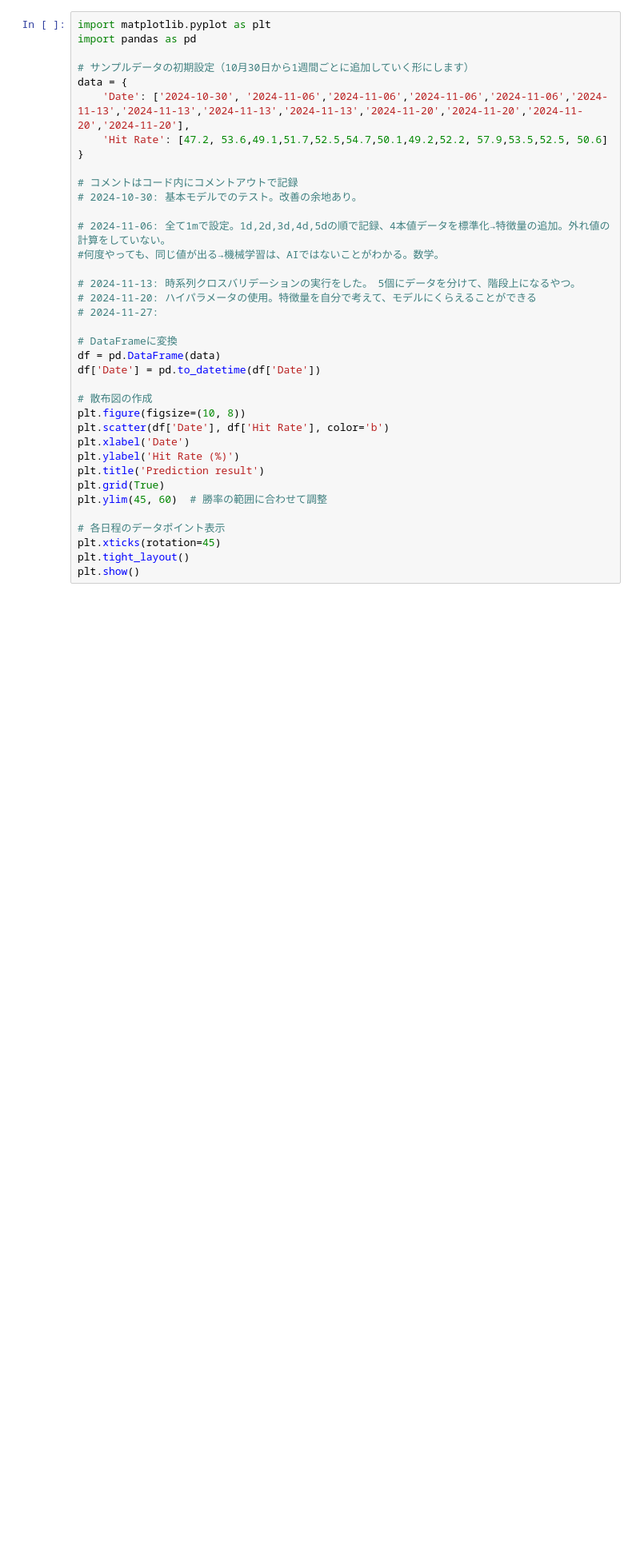
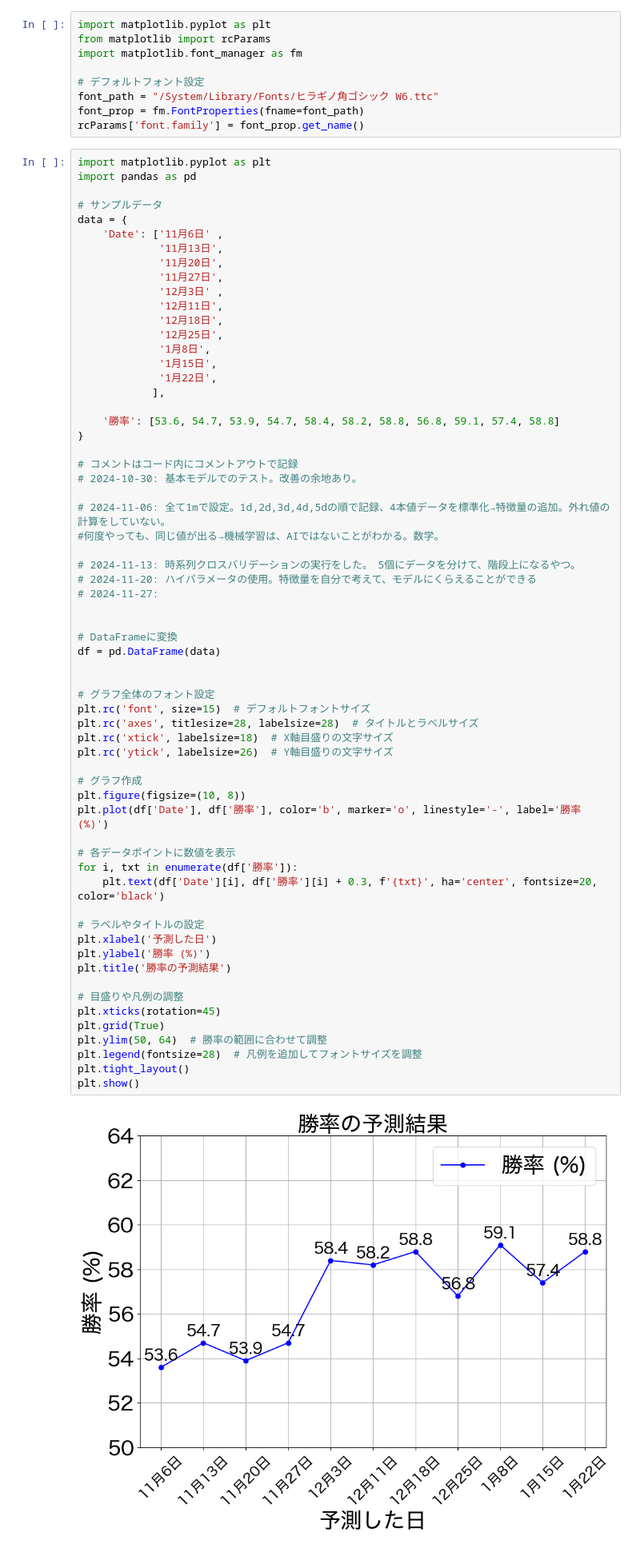
Before and after one commit to ramune-0119/classification-model, a Jupyter notebook: 過去の予測結果.ipynb, the cells around one changed output. Shown: that part at 80% size. Cells and saved outputs as stored; diff of their text form; blank space fills up the shorter version.

```diff
--- a/過去の予測結果.ipynb
+++ b/過去の予測結果.ipynb
@@ -1,37 +1,74 @@
+# %%
+import matplotlib.pyplot as plt
+from matplotlib import rcParams
+import matplotlib.font_manager as fm
+
+# デフォルトフォント設定
+font_path = "/System/Library/Fonts/ヒラギノ角ゴシック W6.ttc"
+font_prop = fm.FontProperties(fname=font_path)
+rcParams['font.family'] = font_prop.get_name()
 # %%
 import matplotlib.pyplot as plt
 import pandas as pd
 
-# サンプルデータの初期設定（10月30日から1週間ごとに追加していく形にします）
+# サンプルデータ
 data = {
-    'Date': ['2024-10-30', '2024-11-06','2024-11-06','2024-11-06','2024-11-06','2024-11-13','2024-11-13','2024-11-13','2024-11-13','2024-11-20','2024-11-20','2024-11-20','2024-11-20'],
-    'Hit Rate': [47.2, 53.6,49.1,51.7,52.5,54.7,50.1,49.2,52.2, 57.9,53.5,52.5, 50.6]
+    'Date': ['11月6日' ,
+             '11月13日',
+             '11月20日',
+             '11月27日',
+             '12月3日' ,
+             '12月11日',
+             '12月18日',
+             '12月25日',
+             '1月8日',
+             '1月15日',
+             '1月22日',
+            ],
+
+    '勝率': [53.6, 54.7, 53.9, 54.7, 58.4, 58.2, 58.8, 56.8, 59.1, 57.4, 58.8]
 }
 
 # コメントはコード内にコメントアウトで記録
 # 2024-10-30: 基本モデルでのテスト。改善の余地あり。
 
 # 2024-11-06: 全て1mで設定。1d,2d,3d,4d,5dの順で記録、4本値データを標準化→特徴量の追加。外れ値の計算をしていない。
 #何度やっても、同じ値が出る→機械学習は、AIではないことがわかる。数学。
 
 # 2024-11-13: 時系列クロスバリデーションの実行をした。　5個にデータを分けて、階段上になるやつ。
 # 2024-11-20: ハイパラメータの使用。特徴量を自分で考えて、モデルにくらえることができる
 # 2024-11-27:
 
+
 # DataFrameに変換
 df = pd.DataFrame(data)
-df['Date'] = pd.to_datetime(df['Date'])
 
-# 散布図の作成
+
+# グラフ全体のフォント設定
+plt.rc('font', size=15)  # デフォルトフォントサイズ
+plt.rc('axes', titlesize=28, labelsize=28)  # タイトルとラベルサイズ
+plt.rc('xtick', labelsize=18)  # X軸目盛りの文字サイズ
+plt.rc('ytick', labelsize=26)  # Y軸目盛りの文字サイズ
+
+# グラフ作成
 plt.figure(figsize=(10, 8))
-plt.scatter(df['Date'], df['Hit Rate'], color='b')
-plt.xlabel('Date')
-plt.ylabel('Hit Rate (%)')
-plt.title('Prediction result')
+plt.plot(df['Date'], df['勝率'], color='b', marker='o', linestyle='-', label='勝率 (%)')
+
+# 各データポイントに数値を表示
+for i, txt in enumerate(df['勝率']):
+    plt.text(df['Date'][i], df['勝率'][i] + 0.3, f'{txt}', ha='center', fontsize=20, color='black')
+
+# ラベルやタイトルの設定
+plt.xlabel('予測した日')
+plt.ylabel('勝率 (%)')
+plt.title('勝率の予測結果')
+
+# 目盛りや凡例の調整
+plt.xticks(rotation=45)
 plt.grid(True)
-plt.ylim(45, 60)  # 勝率の範囲に合わせて調整
-
-# 各日程のデータポイント表示
-plt.xticks(rotation=45)
+plt.ylim(50, 64)  # 勝率の範囲に合わせて調整
+plt.legend(fontsize=28)  # 凡例を追加してフォントサイズを調整
 plt.tight_layout()
 plt.show()
+# %% [output]
+[figure, added]
```
Also changed, not shown: parts of 14 cells of this notebook, 7 other files.
